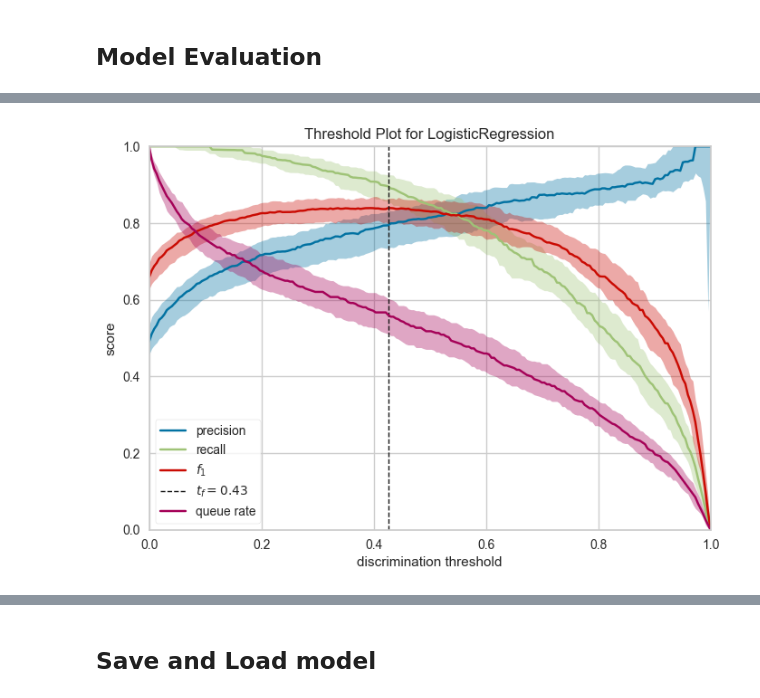
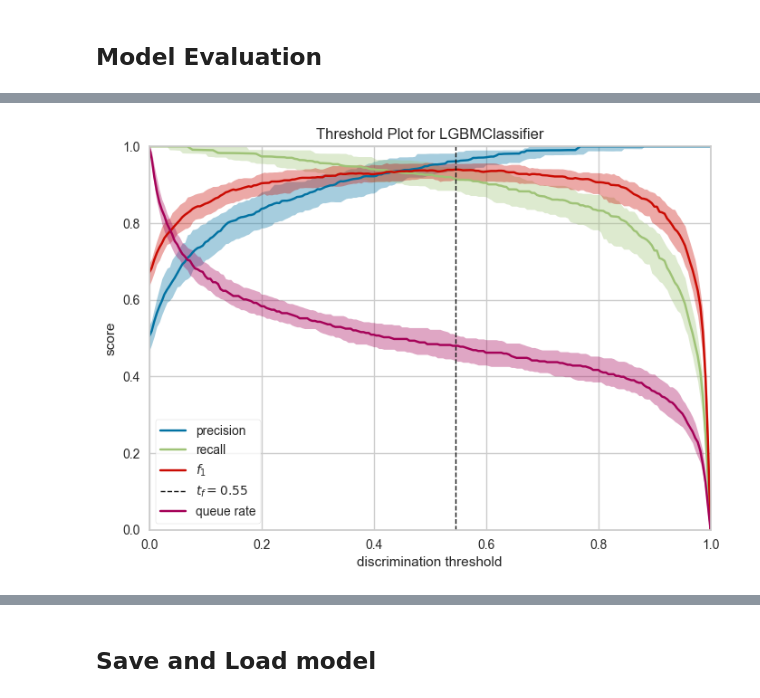
Before and after one commit to gpaschoalinoto/ml_classification_models, a Jupyter notebook: ifood-case-sales-prospecting/ifood_ml_case_pycaret_classification.ipynb, the cells around one changed output, grey strips where cells are left out. Cells and saved outputs as stored; diff of their text form; code cells hidden in the pictures.

```diff
--- a/ifood-case-sales-prospecting/ifood_ml_case_pycaret_classification.ipynb
+++ b/ifood-case-sales-prospecting/ifood_ml_case_pycaret_classification.ipynb
@@ -454,3 +458,5 @@ LogisticRegression(C=1.0, class_weight=None, dual=False, fit_intercept=True,
                    multi_class='auto', n_jobs=None, penalty='l2',
                    random_state=123, solver='lbfgs', tol=0.0001, verbose=0,
                    warm_start=False)
+# %%
+lgbm = create_model('lightgbm')
@@ -478,0 +482,2 @@ Fitting 10 folds for each of 10 candidates, totalling 100 fits
+# %%
+lgbm = tune_model(lgbm)
@@ -512,6 +543,6 @@ plot_model(lr, plot= 'class_report')
 # %%
-plot_model(lr, plot= 'threshold')
+plot_model(lgbm, plot= 'threshold')
 # %% [output]
 [interactive output not drawn]
-[figure, old version]
+[figure, new version]
 # %%
```
Also changed, not shown: parts of 23 cells of this notebook, 2 other files.
